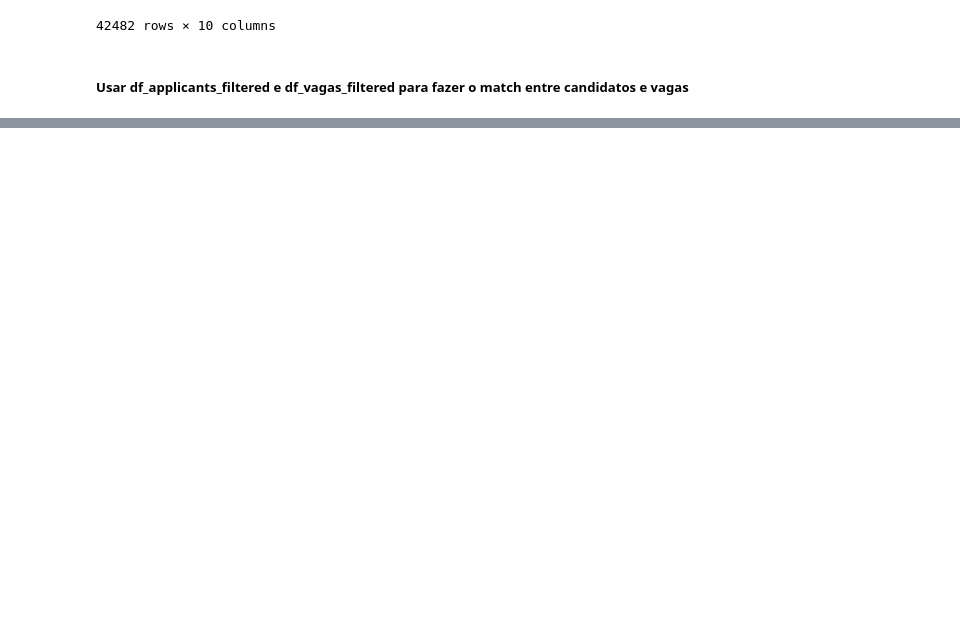
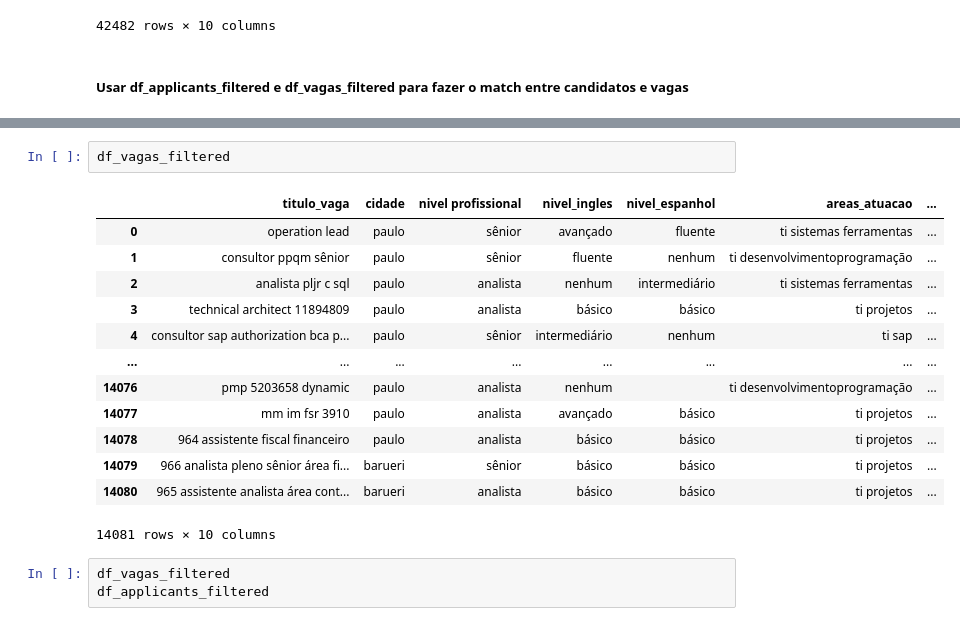
Before and after one commit to fcoalcantarajr/projeto-datathon-fiap, a Jupyter notebook: analysis.ipynb, the cells around one changed output, grey strips where cells are left out. Cells and saved outputs as stored; diff of their text form; blank space fills up the shorter version.

```diff
--- a/analysis.ipynb
+++ b/analysis.ipynb
@@ -380,0 +374,19 @@ See the caveats in the documentation: https://pandas.pydata.org/pandas-docs/stab
+# %%
+df_vagas_filtered
+# %% [output]
+|  | titulo_vaga | cidade | nivel profissional | nivel_ingles | nivel_espanhol | areas_atuacao | ... |
+| 0 | operation lead | paulo | sênior | avançado | fluente | ti sistemas ferramentas | ... |
+| 1 | consultor ppqm sênior | paulo | sênior | fluente | nenhum | ti desenvolvimentoprogramação | ... |
+| 2 | analista pljr c sql | paulo | analista | nenhum | intermediário | ti sistemas ferramentas | ... |
+| 3 | technical architect 11894809 | paulo | analista | básico | básico | ti projetos | ... |
+| 4 | consultor sap authorization bca p... | paulo | sênior | intermediário | nenhum | ti sap | ... |
+| ... | ... | ... | ... | ... | ... | ... | ... |
+| 14076 | pmp 5203658 dynamic | paulo | analista | nenhum |  | ti desenvolvimentoprogramação | ... |
+| 14077 | mm im fsr 3910 | paulo | analista | avançado | básico | ti projetos | ... |
+| 14078 | 964 assistente fiscal financeiro | paulo | analista | básico | básico | ti projetos | ... |
+| 14079 | 966 analista pleno sênior área fi... | barueri | sênior | básico | básico | ti projetos | ... |
+| 14080 | 965 assistente analista área cont... | barueri | analista | básico | básico | ti projetos | ... |
+14081 rows × 10 columns
+# %%
+df_vagas_filtered
+df_applicants_filtered
```
Also changed, not shown: parts of 13 cells of this notebook.
